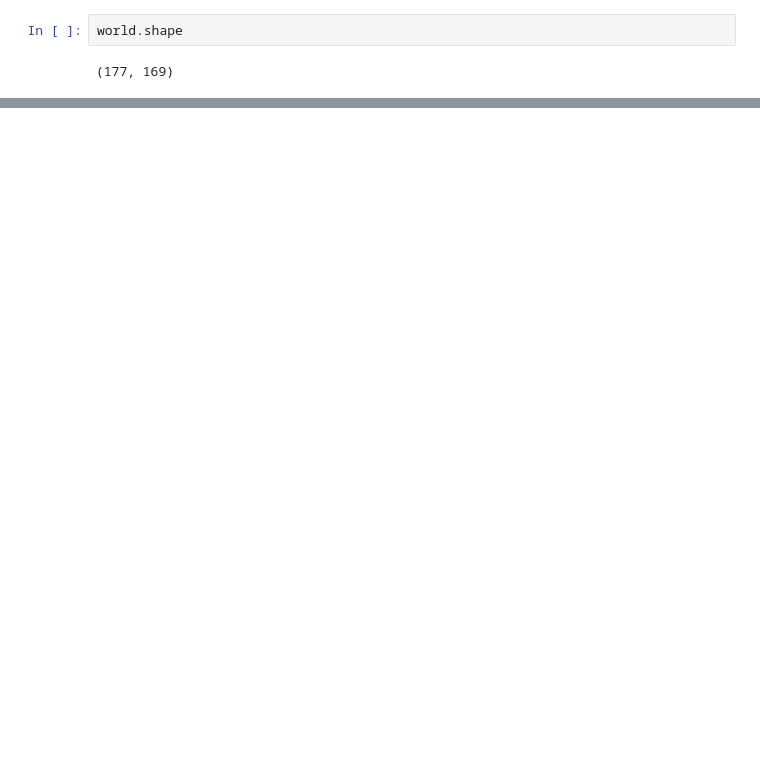
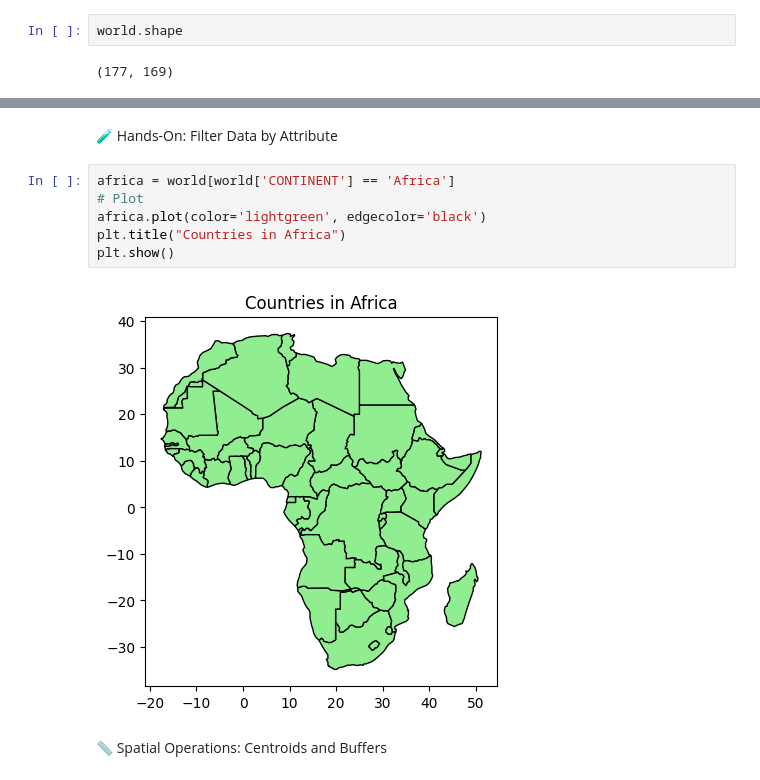
Before and after one commit to Davjes15/intro_geospatial_data, a Jupyter notebook: notebooks/load_visualize.ipynb, the cells around one changed output, grey strips where cells are left out. Cells and saved outputs as stored; diff of their text form; blank space fills up the shorter version.

```diff
--- a/notebooks/load_visualize.ipynb
+++ b/notebooks/load_visualize.ipynb
@@ -44,0 +99,12 @@ world.shape
+# %% [markdown]
+ 🧪 Hands-On: Filter Data by Attribute
+# %%
+africa = world[world['CONTINENT'] == 'Africa']
+# Plot
+africa.plot(color='lightgreen', edgecolor='black')
+plt.title("Countries in Africa")
+plt.show()
+# %% [output]
+[figure, added]
+# %% [markdown]
+📏 Spatial Operations: Centroids and Buffers
```
Also changed, not shown: parts of 15 cells of this notebook, 3 other files.
